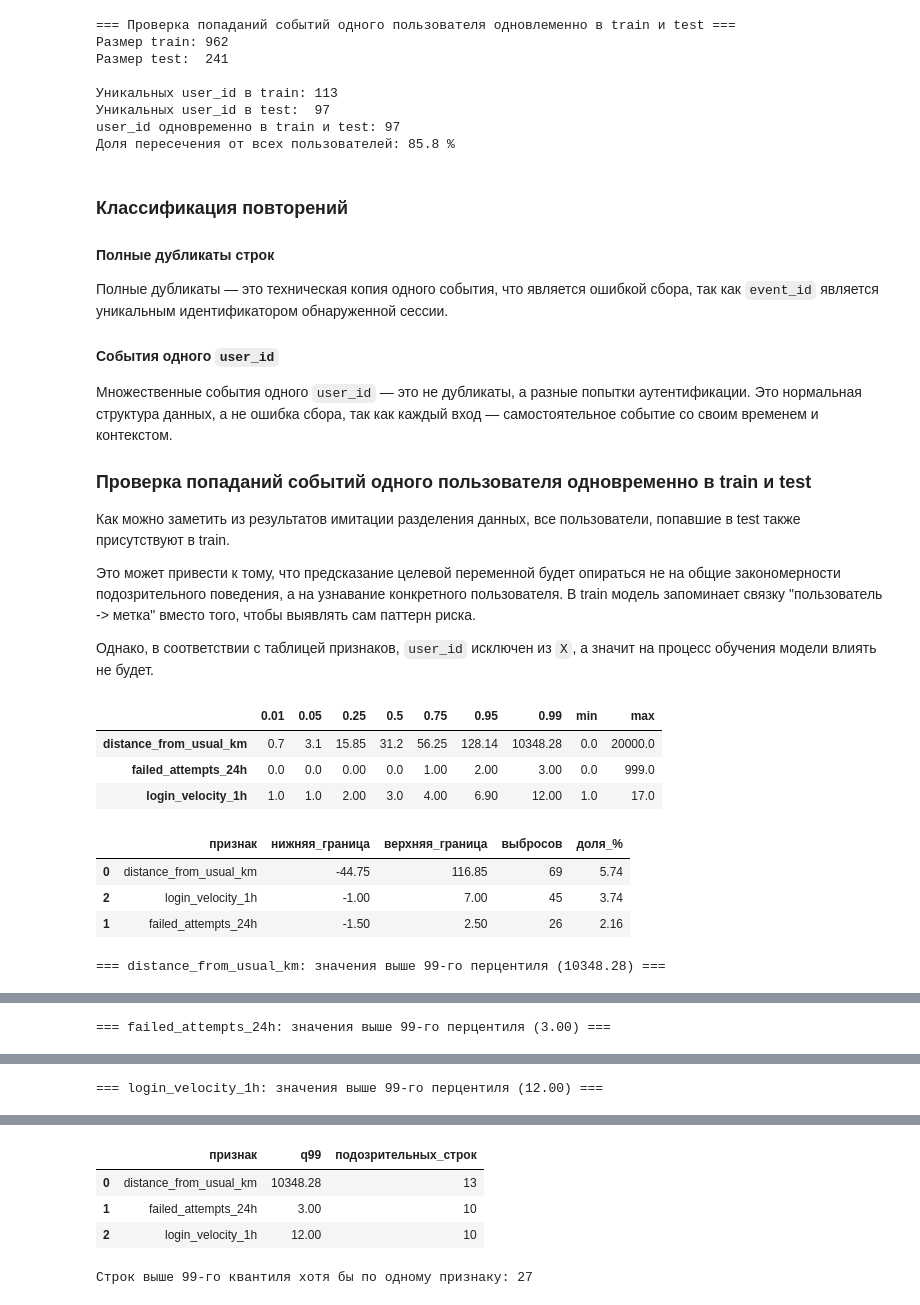
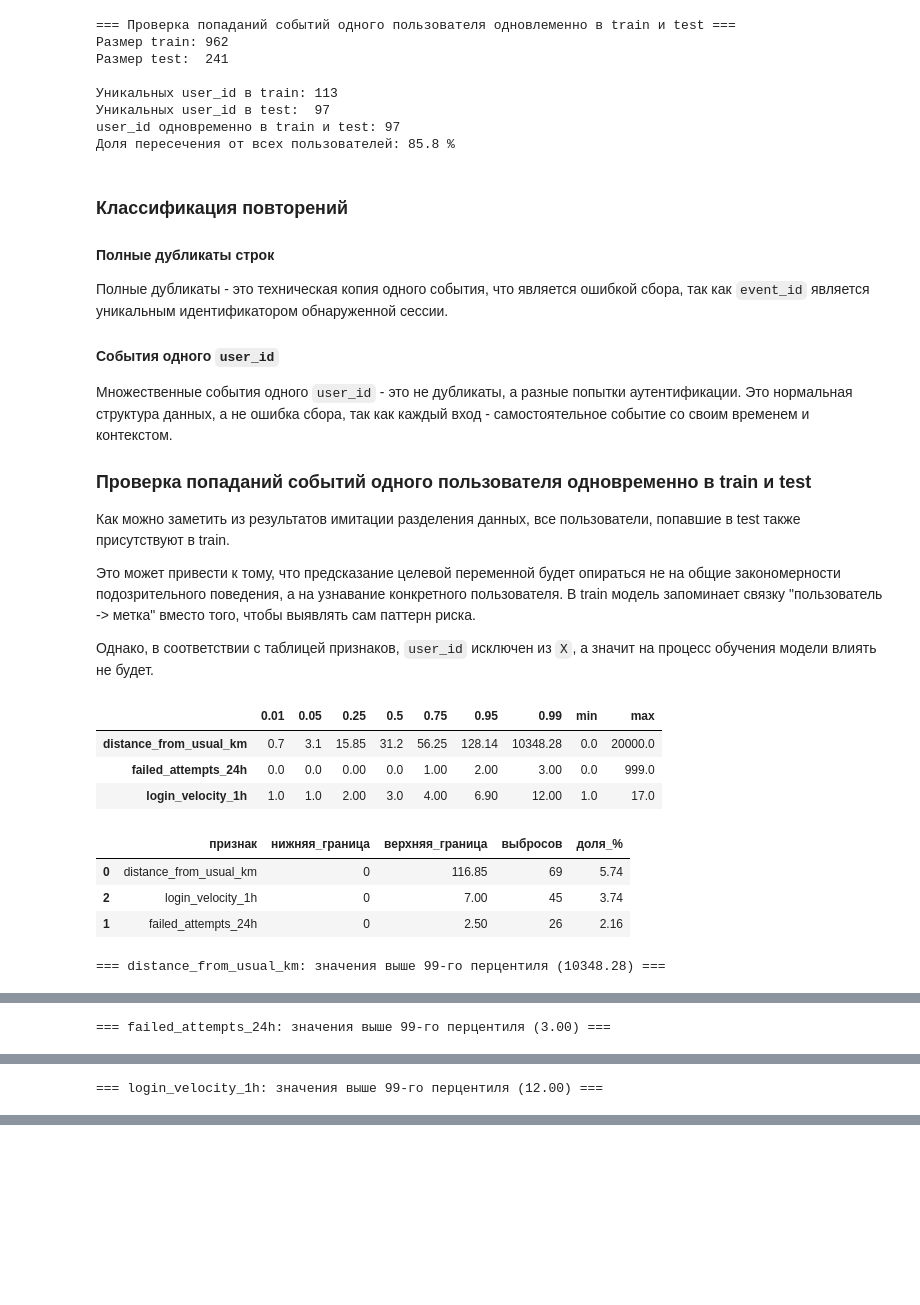
Before and after one commit to golimghostpy/lab01_ab-320_sychuk, a Jupyter notebook: lab01.ipynb, the cells around one changed output, grey strips where cells are left out. Cells and saved outputs as stored; diff of their text form; code cells hidden in the pictures; blank space fills up the shorter version.

```diff
--- a/lab01.ipynb
+++ b/lab01.ipynb
@@ -963,11 +963,11 @@ user_id одновременно в train и test: 97
 
 #### Полные дубликаты строк
 
-Полные дубликаты — это техническая копия одного события, что является ошибкой сбора, так как `event_id` является уникальным идентификатором обнаруженной сессии.
+Полные дубликаты - это техническая копия одного события, что является ошибкой сбора, так как `event_id` является уникальным идентификатором обнаруженной сессии.
 
 #### События одного `user_id`
 
-Множественные события одного `user_id` — это не дубликаты, а разные попытки аутентификации. Это нормальная структура данных, а не ошибка сбора, так как каждый вход — самостоятельное событие со своим временем и контекстом.
+Множественные события одного `user_id` - это не дубликаты, а разные попытки аутентификации. Это нормальная структура данных, а не ошибка сбора, так как каждый вход - самостоятельное событие со своим временем и контекстом.
 
 ### Проверка попаданий событий одного пользователя одновременно в train и test
 
@@ -1002,37 +1002,37 @@ def iqr_outliers(s):
     return mask, low, high
 
 
 iqr_rows = []
 for col in outlier_cols:
     s = df[col].dropna()
     mask, low, high = iqr_outliers(s)
     n_out = int(mask.sum())
     iqr_rows.append({
         'признак': col,
-        'нижняя_граница': round(low, 2),
+        'нижняя_граница': round(low, 2) if low > 0 else 0,
         'верхняя_граница': round(high, 2),
         'выбросов': n_out,
         'доля_%': round(n_out / len(s) * 100, 2),
     })
 
 iqr_report = pd.DataFrame(iqr_rows).sort_values('доля_%', ascending=False)
 display(iqr_report)
 
 for col in outlier_cols:
     q99 = df[col].quantile(0.99)
     above_rows = df.loc[df[col] > q99].sort_values(col, ascending=False).head(10)
 
     print(f'\n=== {col}: значения выше 99-го перцентиля ({q99:.2f}) ===')
     display(above_rows)
 # %% [output]
 |  | 0.01 | 0.05 | 0.25 | 0.5 | 0.75 | 0.95 | 0.99 | min | max |
 | distance_from_usual_km | 0.7 | 3.1 | 15.85 | 31.2 | 56.25 | 128.14 | 10348.28 | 0.0 | 20000.0 |
 | failed_attempts_24h | 0.0 | 0.0 | 0.00 | 0.0 | 1.00 | 2.00 | 3.00 | 0.0 | 999.0 |
 | login_velocity_1h | 1.0 | 1.0 | 2.00 | 3.0 | 4.00 | 6.90 | 12.00 | 1.0 | 17.0 |
 |  | признак | нижняя_граница | верхняя_граница | выбросов | доля_% |
-| 0 | distance_from_usual_km | -44.75 | 116.85 | 69 | 5.74 |
-| 2 | login_velocity_1h | -1.00 | 7.00 | 45 | 3.74 |
-| 1 | failed_attempts_24h | -1.50 | 2.50 | 26 | 2.16 |
+| 0 | distance_from_usual_km | 0 | 116.85 | 69 | 5.74 |
+| 2 | login_velocity_1h | 0 | 7.00 | 45 | 3.74 |
+| 1 | failed_attempts_24h | 0 | 2.50 | 26 | 2.16 |
 === distance_from_usual_km: значения выше 99-го перцентиля (10348.28) ===
 |  | event_id | timestamp | user_id | department | source_ip | country | device_type | os_family | browser_family | ... |
 | 24 | evt_001028 | 2026-01-03 11:43:19 | usr_056 | HR | 198.51.100.142 | NL | mobile | iOS | Safari | ... |
@@ -1069,11 +1069,6 @@ for col in outlier_cols:
 | 851 | evt_001327 | 2026-02-11 05:09:38 | usr_075 | SOC | 203.0.113.178 | PL | mobile | iOS | Chrome | ... |
 | 879 | evt_000084 | 2026-02-25 18:12:04 | usr_109 | IT | 203.0.113.31 | NO | mobile | iOS | Safari | ... |
 | 1219 | evt_001253 | 2026-01-25 00:38:56 | usr_061 | R&D | 198.51.100.128 | RU | desktop | Windows | Chrome | ... |
-|  | признак | q99 | подозрительных_строк |
-| 0 | distance_from_usual_km | 10348.28 | 13 |
-| 1 | failed_attempts_24h | 3.00 | 10 |
-| 2 | login_velocity_1h | 12.00 | 10 |
-Строк выше 99-го квантиля хотя бы по одному признаку: 27
 # %% [markdown]
 ### Правила обработки выбросов
 
```
Also changed, not shown: parts of 8 cells of this notebook.
